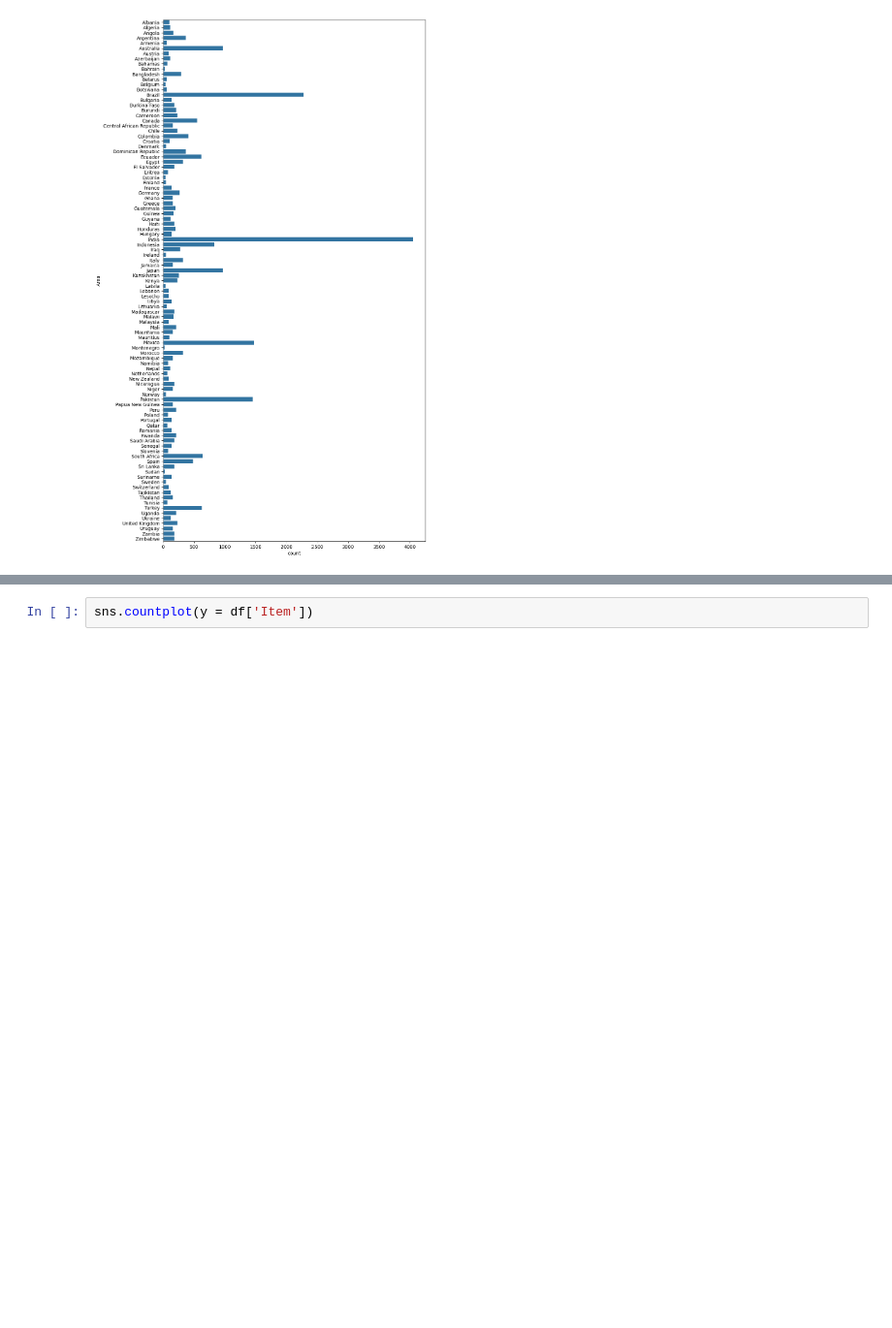
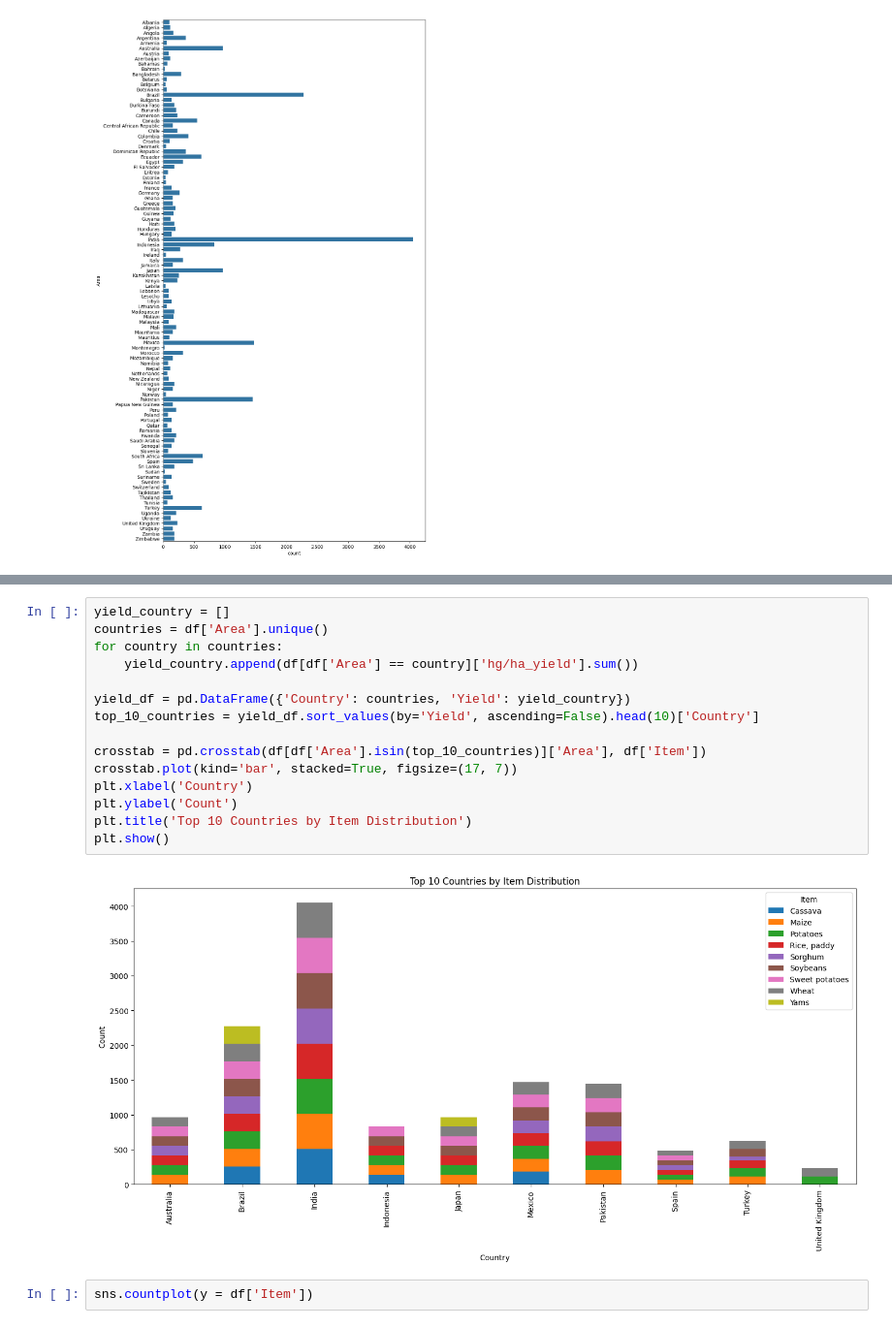
Before and after one commit to mar-sv/advanced-data-datamining, a Jupyter notebook: project.ipynb, the cells around one changed output, grey strips where cells are left out. Shown at 97% size. Cells and saved outputs as stored; diff of their text form; blank space fills up the shorter version.

```diff
--- a/project.ipynb
+++ b/project.ipynb
@@ -60,3 +69,20 @@ plt.show()
+# %%
+yield_country = []
+countries = df['Area'].unique()
+for country in countries:
+    yield_country.append(df[df['Area'] == country]['hg/ha_yield'].sum())
+
+yield_df = pd.DataFrame({'Country': countries, 'Yield': yield_country})
+top_10_countries = yield_df.sort_values(by='Yield', ascending=False).head(10)['Country']
+
+crosstab = pd.crosstab(df[df['Area'].isin(top_10_countries)]['Area'], df['Item'])
+crosstab.plot(kind='bar', stacked=True, figsize=(17, 7))
+plt.xlabel('Country')
+plt.ylabel('Count')
+plt.title('Top 10 Countries by Item Distribution')
+plt.show()
+# %% [output]
+[figure, added]
 # %%
 sns.countplot(y = df['Item'])
 # %% [output]
```
Also changed, not shown: parts of 7 cells of this notebook, 5 other files.
